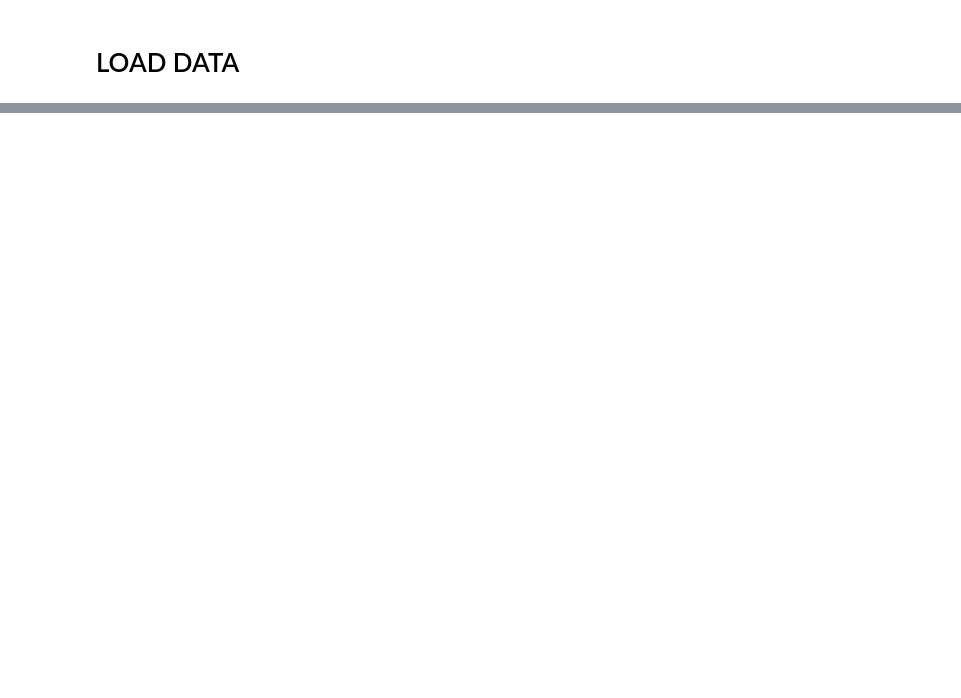
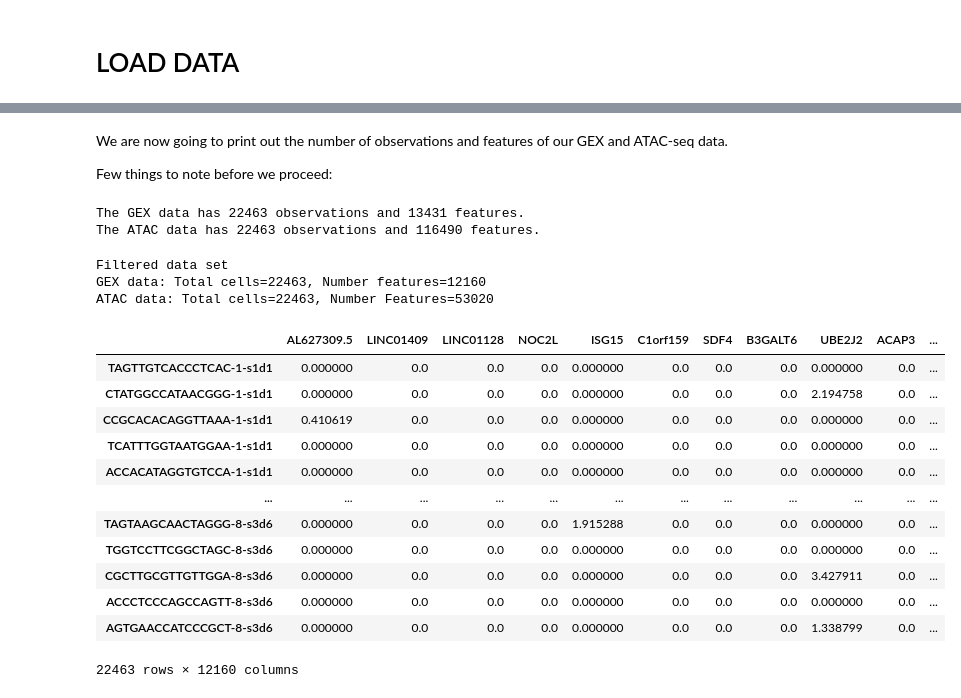
Before and after one commit to vmallela0/neurips-mia-2021, a Jupyter notebook: src/transformer-sc.ipynb, the cells around one changed output, grey strips where cells are left out. Drawn from its saved outputs; the diff is of its cells as text; code cells hidden in the pictures; blank space fills up the shorter version.

```diff
--- a/src/transformer-sc.ipynb
+++ b/src/transformer-sc.ipynb
@@ -30,0 +101,56 @@ adata_atac = ad.read_h5ad(path + "multiome_atac_processed_training.h5ad")
+# %% [markdown]
+We are now going to print out the number of observations and features of our GEX and ATAC-seq data.
+
+Few things to note before we proceed:
+# %%
+print(f"The GEX data has {adata_gex.n_obs} observations and {adata_gex.n_vars} features.")
+print(f"The ATAC data has {adata_atac.n_obs} observations and {adata_atac.n_vars} features.")
+# %% [output]
+The GEX data has 22463 observations and 13431 features.
+The ATAC data has 22463 observations and 116490 features.
+# %%
+# filter out the data
+# Convert anndata objects to dataframes and filter.
+# Genes that show up in < 1% cells are dropped.
+# Atac seq data that shows up in < 1% cells are dropped
+
+gex_df = adata_gex.to_df()
+atac_df = adata_atac.to_df()
+
+mask = gex_df>0
+total_cells = gex_df.shape[0]
+maskdf = mask.sum(axis=0)/total_cells*100 <=1
+
+gex_feature_drop  = list(maskdf.loc[maskdf==True].index.values)
+
+mask = atac_df>0
+maskdf = mask.sum(axis=0)/total_cells <=0.01
+
+atac_feature_drop  = list(maskdf.loc[maskdf==True].index.values)
+
+gex_ = gex_df.drop(columns=gex_feature_drop)
+atac_ = atac_df.drop(columns=atac_feature_drop)
+
+print('Filtered data set')
+print('GEX data: Total cells=' + str(gex_.shape[0]) + ', Number features=' + str(gex_.shape[1]))
+print('ATAC data: Total cells=' + str(atac_.shape[0]) + ', Number Features=' + str(atac_.shape[1]))
+# %% [output]
+Filtered data set
+GEX data: Total cells=22463, Number features=12160
+ATAC data: Total cells=22463, Number Features=53020
+# %%
+gex_
+# %% [output]
+|  | AL627309.5 | LINC01409 | LINC01128 | NOC2L | ISG15 | C1orf159 | SDF4 | B3GALT6 | UBE2J2 | ACAP3 | ... |
+| TAGTTGTCACCCTCAC-1-s1d1 | 0.000000 | 0.0 | 0.0 | 0.0 | 0.000000 | 0.0 | 0.0 | 0.0 | 0.000000 | 0.0 | ... |
+| CTATGGCCATAACGGG-1-s1d1 | 0.000000 | 0.0 | 0.0 | 0.0 | 0.000000 | 0.0 | 0.0 | 0.0 | 2.194758 | 0.0 | ... |
+| CCGCACACAGGTTAAA-1-s1d1 | 0.410619 | 0.0 | 0.0 | 0.0 | 0.000000 | 0.0 | 0.0 | 0.0 | 0.000000 | 0.0 | ... |
+| TCATTTGGTAATGGAA-1-s1d1 | 0.000000 | 0.0 | 0.0 | 0.0 | 0.000000 | 0.0 | 0.0 | 0.0 | 0.000000 | 0.0 | ... |
+| ACCACATAGGTGTCCA-1-s1d1 | 0.000000 | 0.0 | 0.0 | 0.0 | 0.000000 | 0.0 | 0.0 | 0.0 | 0.000000 | 0.0 | ... |
+| ... | ... | ... | ... | ... | ... | ... | ... | ... | ... | ... | ... |
+| TAGTAAGCAACTAGGG-8-s3d6 | 0.000000 | 0.0 | 0.0 | 0.0 | 1.915288 | 0.0 | 0.0 | 0.0 | 0.000000 | 0.0 | ... |
+| TGGTCCTTCGGCTAGC-8-s3d6 | 0.000000 | 0.0 | 0.0 | 0.0 | 0.000000 | 0.0 | 0.0 | 0.0 | 0.000000 | 0.0 | ... |
+| CGCTTGCGTTGTTGGA-8-s3d6 | 0.000000 | 0.0 | 0.0 | 0.0 | 0.000000 | 0.0 | 0.0 | 0.0 | 3.427911 | 0.0 | ... |
+| ACCCTCCCAGCCAGTT-8-s3d6 | 0.000000 | 0.0 | 0.0 | 0.0 | 0.000000 | 0.0 | 0.0 | 0.0 | 0.000000 | 0.0 | ... |
+| AGTGAACCATCCCGCT-8-s3d6 | 0.000000 | 0.0 | 0.0 | 0.0 | 0.000000 | 0.0 | 0.0 | 0.0 | 1.338799 | 0.0 | ... |
+22463 rows × 12160 columns
```
Also changed, not shown: parts of 15 cells of this notebook.
